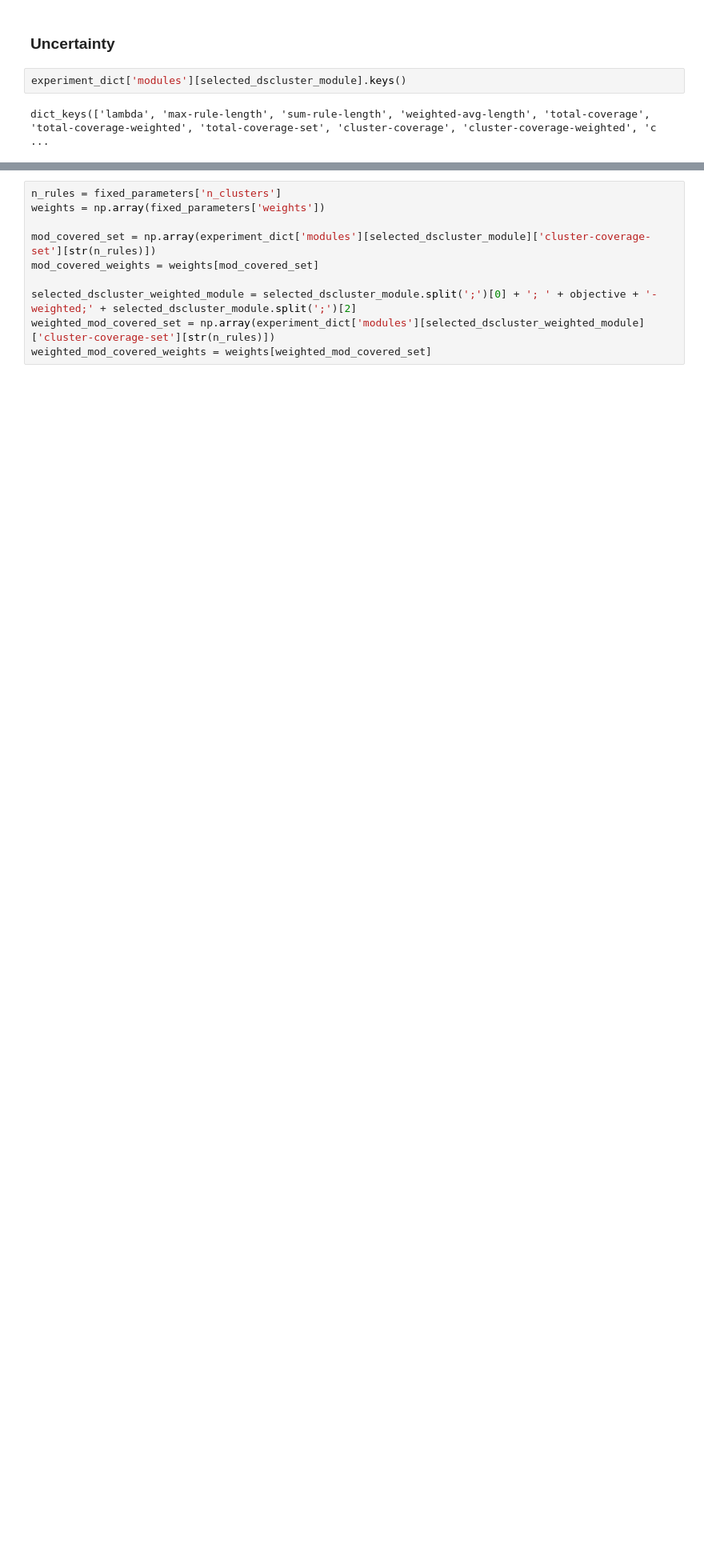
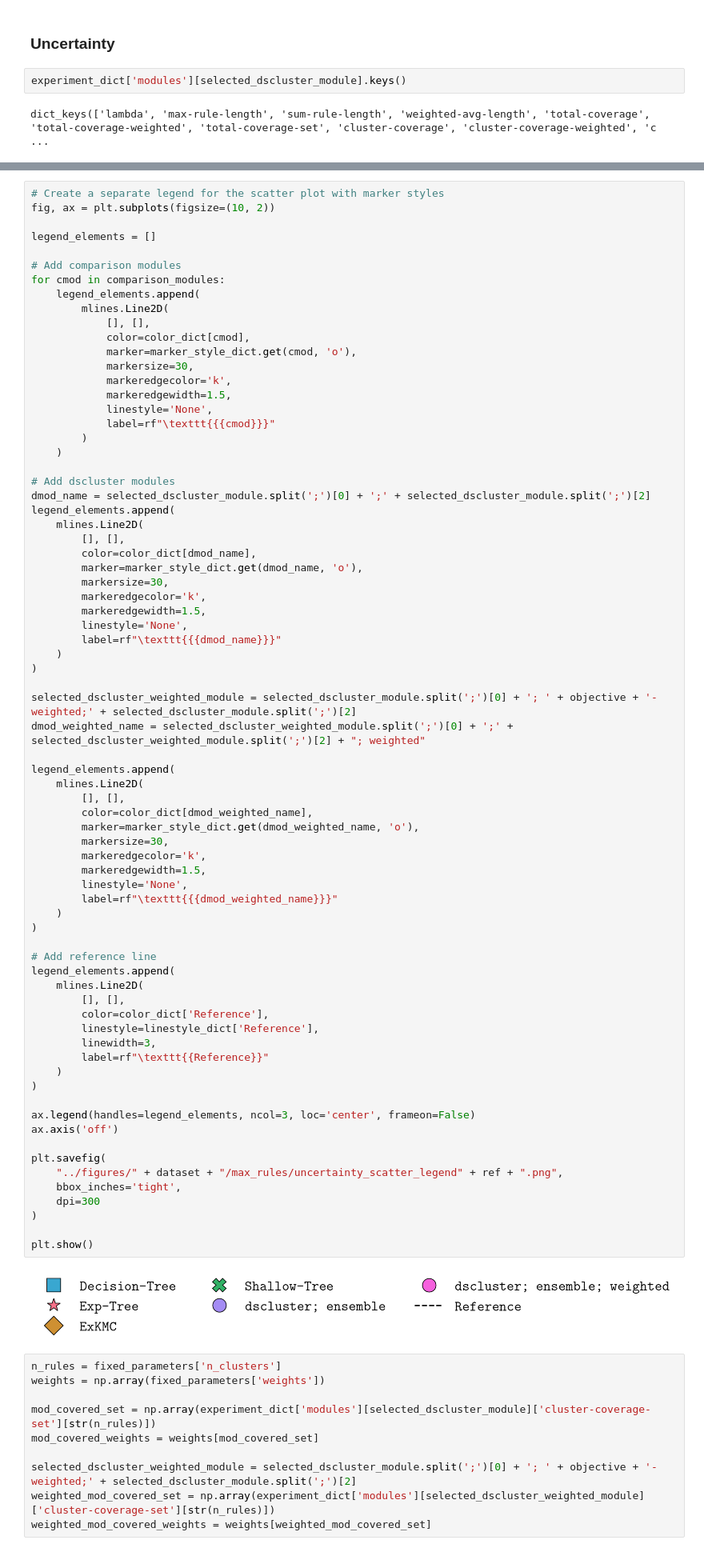
Before and after one commit to kevinqnb/interpretable-clustering, a Jupyter notebook: examples/experiments.ipynb, the cells around one changed output, grey strips where cells are left out. Shown at 80% size. Saved outputs shown, nothing was run; the diff lists cells and outputs as text; blank space fills up the shorter version.

```diff
--- a/examples/experiments.ipynb
+++ b/examples/experiments.ipynb
@@ -666,3 +679,78 @@ fixed_parameters
+# %%
+# Create a separate legend for the scatter plot with marker styles
+fig, ax = plt.subplots(figsize=(10, 2))
+
+legend_elements = []
+
+# Add comparison modules
+for cmod in comparison_modules:
+    legend_elements.append(
+        mlines.Line2D(
+            [], [],
+            color=color_dict[cmod],
+            marker=marker_style_dict.get(cmod, 'o'),
+            markersize=30,
+            markeredgecolor='k',
+            markeredgewidth=1.5,
+            linestyle='None',
+            label=rf"\texttt{{{cmod}}}"
+        )
+    )
+
+# Add dscluster modules
+dmod_name = selected_dscluster_module.split(';')[0] + ';' + selected_dscluster_module.split(';')[2]
+legend_elements.append(
+    mlines.Line2D(
+        [], [],
+        color=color_dict[dmod_name],
+        marker=marker_style_dict.get(dmod_name, 'o'),
+        markersize=30,
+        markeredgecolor='k',
+        markeredgewidth=1.5,
+        linestyle='None',
+        label=rf"\texttt{{{dmod_name}}}"
+    )
+)
+
+selected_dscluster_weighted_module = selected_dscluster_module.split(';')[0] + '; ' + objective + '-weighted;' + selected_dscluster_module.split(';')[2]
+dmod_weighted_name = selected_dscluster_weighted_module.split(';')[0] + ';' + selected_dscluster_weighted_module.split(';')[2] + "; weighted"
+
+legend_elements.append(
+    mlines.Line2D(
+        [], [],
+        color=color_dict[dmod_weighted_name],
+        marker=marker_style_dict.get(dmod_weighted_name, 'o'),
+        markersize=30,
+        markeredgecolor='k',
+        markeredgewidth=1.5,
+        linestyle='None',
+        label=rf"\texttt{{{dmod_weighted_name}}}"
+    )
+)
+
+# Add reference line
+legend_elements.append(
+    mlines.Line2D(
+        [], [],
+        color=color_dict['Reference'],
+        linestyle=linestyle_dict['Reference'],
+        linewidth=3,
+        label=rf"\texttt{{Reference}}"
+    )
+)
+
+ax.legend(handles=legend_elements, ncol=3, loc='center', frameon=False)
+ax.axis('off')
+
+plt.savefig(
+    "../figures/" + dataset + "/max_rules/uncertainty_scatter_legend" + ref + ".png",
+    bbox_inches='tight',
+    dpi=300
+)
+
+plt.show()
+# %% [output]
+[figure, added]
 # %%
 n_rules = fixed_parameters['n_clusters']
 weights = np.array(fixed_parameters['weights'])
```
Also changed, not shown: parts of 22 cells of this notebook, 58 other files.
